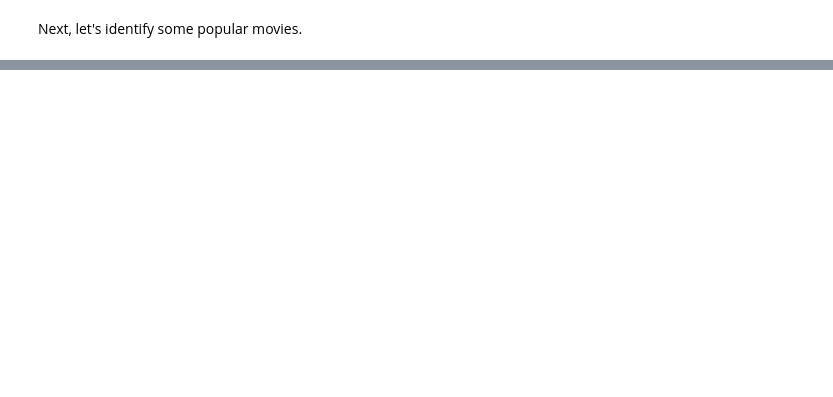
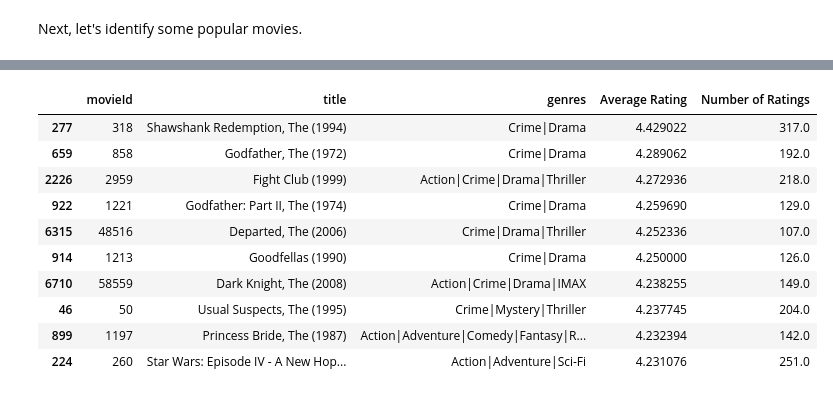
Before and after one commit to ch00226855/DataAnalysisFall2023, a Jupyter notebook: Week05_DataFrameQueries.ipynb, the cells around one changed output, grey strips where cells are left out. Cells and saved outputs as stored; diff of their text form; code cells hidden in the pictures; blank space fills up the shorter version.

```diff
--- a/Week05_DataFrameQueries.ipynb
+++ b/Week05_DataFrameQueries.ipynb
@@ -177,5 +379,5 @@ ratings_df.head()
 # What is the name of the movie? (The answer requires another data file.)
 
 # Load movies.csv
-movies_df = pd.read_csv('Data/ml-latest-small/movies.csv')
+movies_df = pd.read_csv('mydata/ml-latest-small/movies.csv')
 movies_df.head()
@@ -189,0 +447,13 @@ movies_df.head()
+# %%
+# Which movie has the highest average rating?
+
+for row_index in movies_df.index:
+    idx = movies_df.loc[row_index, 'movieId']
+#     print("Calculating for movie:", idx)
+    movie_idx = ratings_df[ratings_df['movieId'] == idx]
+    avg = movie_idx['rating'].mean()
+    count = movie_idx.shape[0]
+#     print("Average rating of this movie:", avg)
+    # Append the average rating to the movies data frame
+    movies_df.loc[row_index, 'Average Rating'] = avg
+    movies_df.loc[row_index, 'Number of Ratings'] = count
@@ -190,2 +469,16 @@ movies_df.head()
 # %%
 # Find the top ten highly-rated movies.
+movies_of_interest = movies_df[movies_df['Number of Ratings'] > 100]
+movies_of_interest.sort_values("Average Rating", ascending=False).head(10)
+# %% [output]
+|  | movieId | title | genres | Average Rating | Number of Ratings |
+| 277 | 318 | Shawshank Redemption, The (1994) | Crime|Drama | 4.429022 | 317.0 |
+| 659 | 858 | Godfather, The (1972) | Crime|Drama | 4.289062 | 192.0 |
+| 2226 | 2959 | Fight Club (1999) | Action|Crime|Drama|Thriller | 4.272936 | 218.0 |
+| 922 | 1221 | Godfather: Part II, The (1974) | Crime|Drama | 4.259690 | 129.0 |
+| 6315 | 48516 | Departed, The (2006) | Crime|Drama|Thriller | 4.252336 | 107.0 |
+| 914 | 1213 | Goodfellas (1990) | Crime|Drama | 4.250000 | 126.0 |
+| 6710 | 58559 | Dark Knight, The (2008) | Action|Crime|Drama|IMAX | 4.238255 | 149.0 |
+| 46 | 50 | Usual Suspects, The (1995) | Crime|Mystery|Thriller | 4.237745 | 204.0 |
+| 899 | 1197 | Princess Bride, The (1987) | Action|Adventure|Comedy|Fantasy|R... | 4.232394 | 142.0 |
+| 224 | 260 | Star Wars: Episode IV - A New Hop... | Action|Adventure|Sci-Fi | 4.231076 | 251.0 |
```
Also changed, not shown: parts of 37 cells of this notebook.
